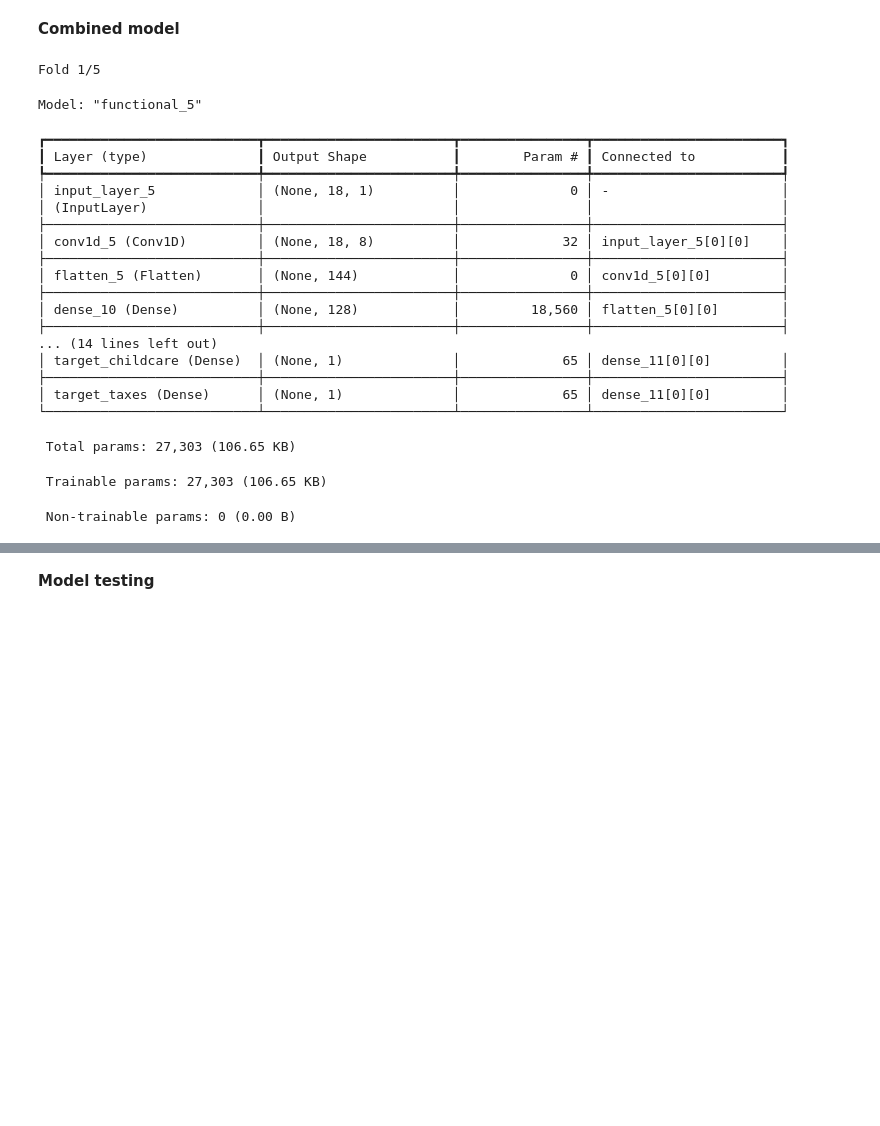
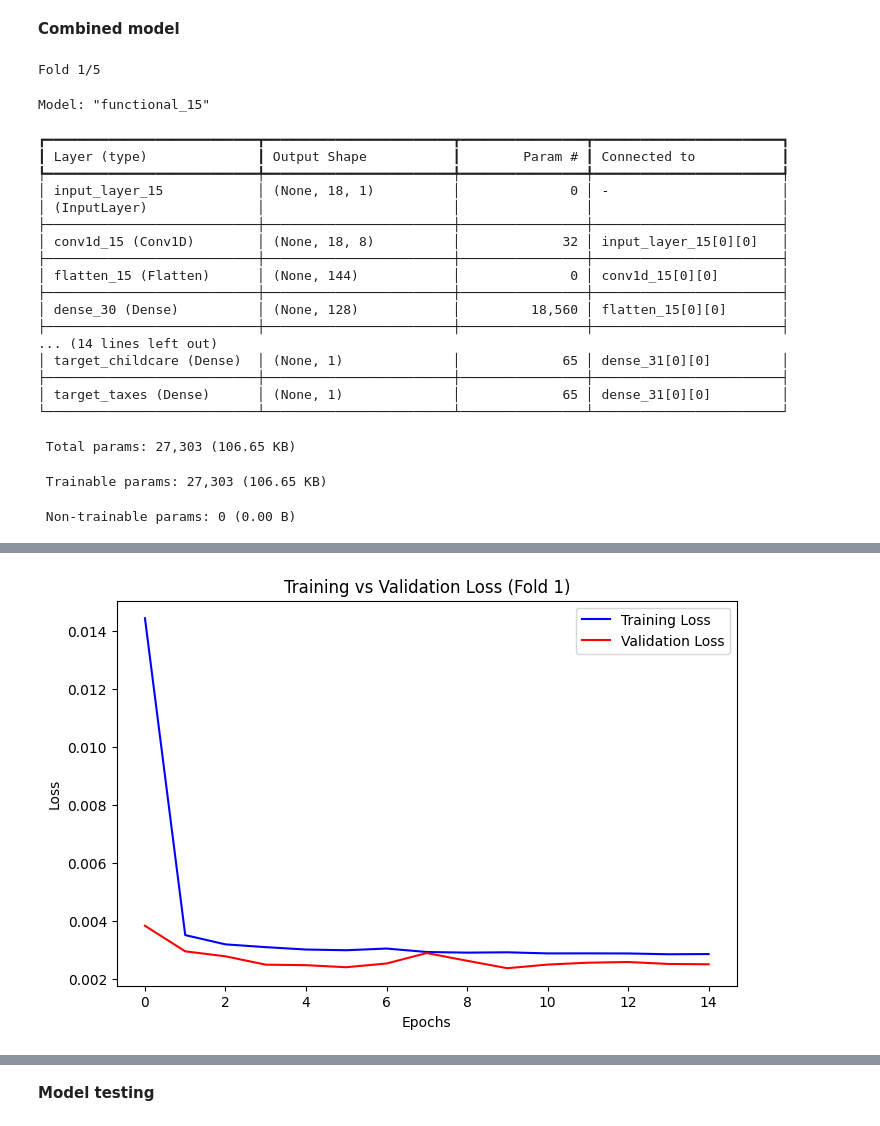
Before and after one commit to savinthie/Final_Year_Project_Final_project, a Jupyter notebook: Final_IDP_model.ipynb, the cells around one changed output, grey strips where cells are left out. Cells and saved outputs as stored; diff of their text form; code cells hidden in the pictures; blank space fills up the shorter version.

```diff
--- a/Final_IDP_model.ipynb
+++ b/Final_IDP_model.ipynb
@@ -126,7 +127,8 @@ def regr_report(x, y):
     mse = round(mean_squared_error(x, y), 4)
     rmse = round(np.sqrt(mean_squared_error(x, y)), 4)
     smape_score = calculateSmape(x, y)
-    return f'MAE: {mae}, R-Squared: {r2}, RMSE: {rmse}, MSE: {mse} ,smape: {smape_score}'
+    mape= round(mean_absolute_percentage_error(x, y), 4)
+    return f'MAE: {mae}, R-Squared: {r2}, RMSE: {rmse}, MSE: {mse} ,smape: {smape_score}, mape: {mape}'
 # %%
 num_children_col = 3  # 4th position, 0-indexed
 childcare_exp_col = target_col_list.index('childcare')  # Replace 'childcare_exp' with the actual target name
@@ -531,12 +713,12 @@ def cross_val_with_evaluation(X_scaled, y_exp_scaled, kf, num_epochs=200):
 
         model = create_hybrid_model((X_train.shape[1], 1), y_train.shape[1])
         model.compile(optimizer=Adam(learning_rate=0.001), loss='mean_squared_error')
-        early_stopping = EarlyStopping(monitor='val_loss', patience=10, restore_best_weights=True)
+        early_stopping = EarlyStopping(monitor='val_loss', patience=5, restore_best_weights=True)
 
         model.summary()
 
         # Training
-        model.fit(X_train, [y_train[:, i] for i in range(y_train.shape[1])],
+        history = model.fit(X_train, [y_train[:, i] for i in range(y_train.shape[1])],
                   validation_data=(X_val, [y_val[:, i] for i in range(y_val.shape[1])]),
                   epochs=num_epochs, batch_size=64, verbose=1, callbacks=[early_stopping])
 
@@ -573,29 +755,39 @@ def cross_val_with_evaluation(X_scaled, y_exp_scaled, kf, num_epochs=200):
             print('Test Data:', regr_report(y_test_original[:, i], y_test_pred_original[:, i])) #Print metrics for test set
             print()
 
+       # Plot training & validation loss
+        plt.figure(figsize=(8, 5))
+        plt.plot(history.history['loss'], label='Training Loss', color='blue')
+        plt.plot(history.history['val_loss'], label='Validation Loss', color='red')
+        plt.xlabel('Epochs')
+        plt.ylabel('Loss')
+        plt.title(f'Training vs Validation Loss (Fold {fold})')
+        plt.legend()
+        plt.show()
+
         fold += 1
         return model # Return the trained model
 combined_model = cross_val_with_evaluation(additional_features, y_exp_scaled, kf) # the total number of inputs should be 18 ()
 combined_model.save_weights("model_expenses.weights.h5")
 # %% [output]
 Fold 1/5
-Model: "functional_5"
+Model: "functional_15"
 ┏━━━━━━━━━━━━━━━━━━━━━━━━━━━┳━━━━━━━━━━━━━━━━━━━━━━━━┳━━━━━━━━━━━━━━━━┳━━━━━━━━━━━━━━━━━━━━━━━━┓
 ┃ Layer (type)              ┃ Output Shape           ┃        Param # ┃ Connected to           ┃
 ┡━━━━━━━━━━━━━━━━━━━━━━━━━━━╇━━━━━━━━━━━━━━━━━━━━━━━━╇━━━━━━━━━━━━━━━━╇━━━━━━━━━━━━━━━━━━━━━━━━┩
-│ input_layer_5             │ (None, 18, 1)          │              0 │ -                      │
+│ input_layer_15            │ (None, 18, 1)          │              0 │ -                      │
 │ (InputLayer)              │                        │                │                        │
 ├───────────────────────────┼────────────────────────┼────────────────┼────────────────────────┤
-│ conv1d_5 (Conv1D)         │ (None, 18, 8)          │             32 │ input_layer_5[0][0]    │
+│ conv1d_15 (Conv1D)        │ (None, 18, 8)          │             32 │ input_layer_15[0][0]   │
 ├───────────────────────────┼────────────────────────┼────────────────┼────────────────────────┤
-│ flatten_5 (Flatten)       │ (None, 144)            │              0 │ conv1d_5[0][0]         │
+│ flatten_15 (Flatten)      │ (None, 144)            │              0 │ conv1d_15[0][0]        │
 ├───────────────────────────┼────────────────────────┼────────────────┼────────────────────────┤
-│ dense_10 (Dense)          │ (None, 128)            │         18,560 │ flatten_5[0][0]        │
+│ dense_30 (Dense)          │ (None, 128)            │         18,560 │ flatten_15[0][0]       │
 ├───────────────────────────┼────────────────────────┼────────────────┼────────────────────────┤
 ... (14 lines left out)
-│ target_childcare (Dense)  │ (None, 1)              │             65 │ dense_11[0][0]         │
+│ target_childcare (Dense)  │ (None, 1)              │             65 │ dense_31[0][0]         │
 ├───────────────────────────┼────────────────────────┼────────────────┼────────────────────────┤
-│ target_taxes (Dense)      │ (None, 1)              │             65 │ dense_11[0][0]         │
+│ target_taxes (Dense)      │ (None, 1)              │             65 │ dense_31[0][0]         │
 └───────────────────────────┴────────────────────────┴────────────────┴────────────────────────┘
  Total params: 27,303 (106.65 KB)
  Trainable params: 27,303 (106.65 KB)
@@ -619,0 +812 @@ Test Data: MAE: 17.5669, R-Squared: 0.9964, RMSE: 24.2721, MSE: 589.133 ,smape:
+[figure, added]
```
Also changed, not shown: parts of 28 cells of this notebook.
